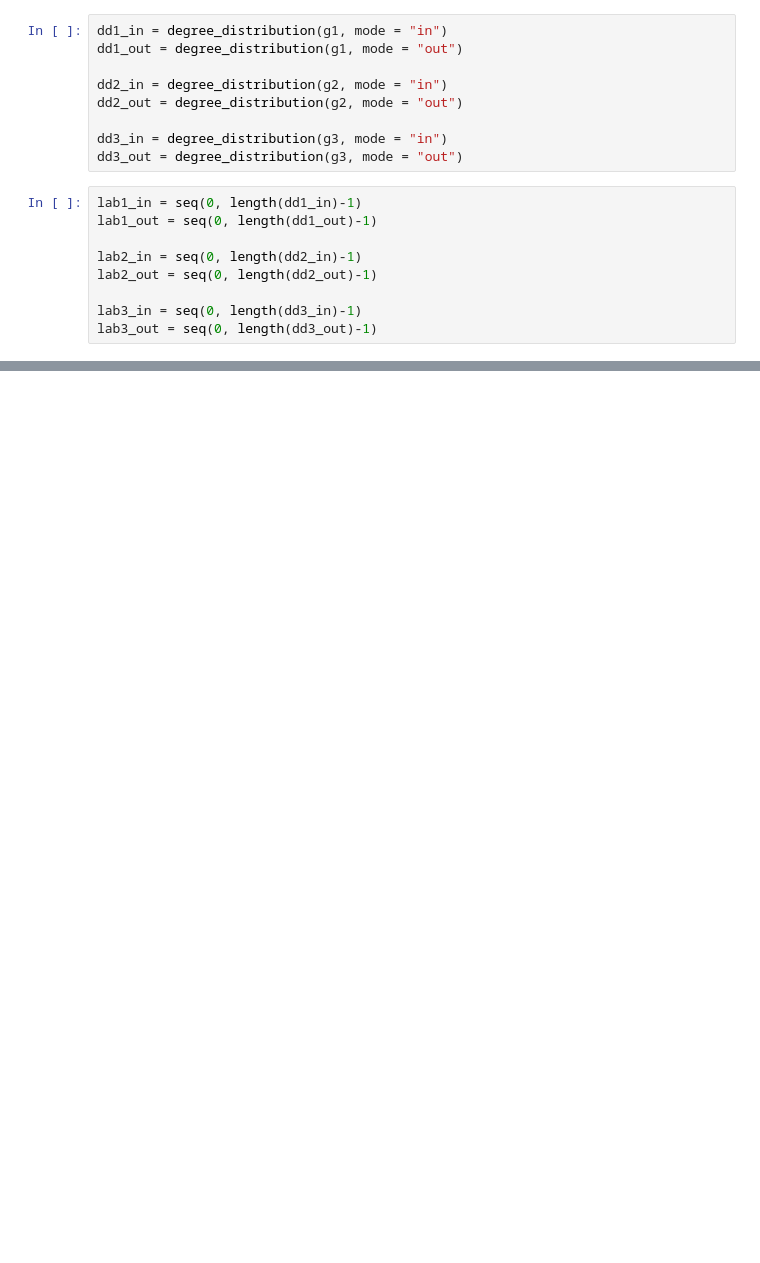
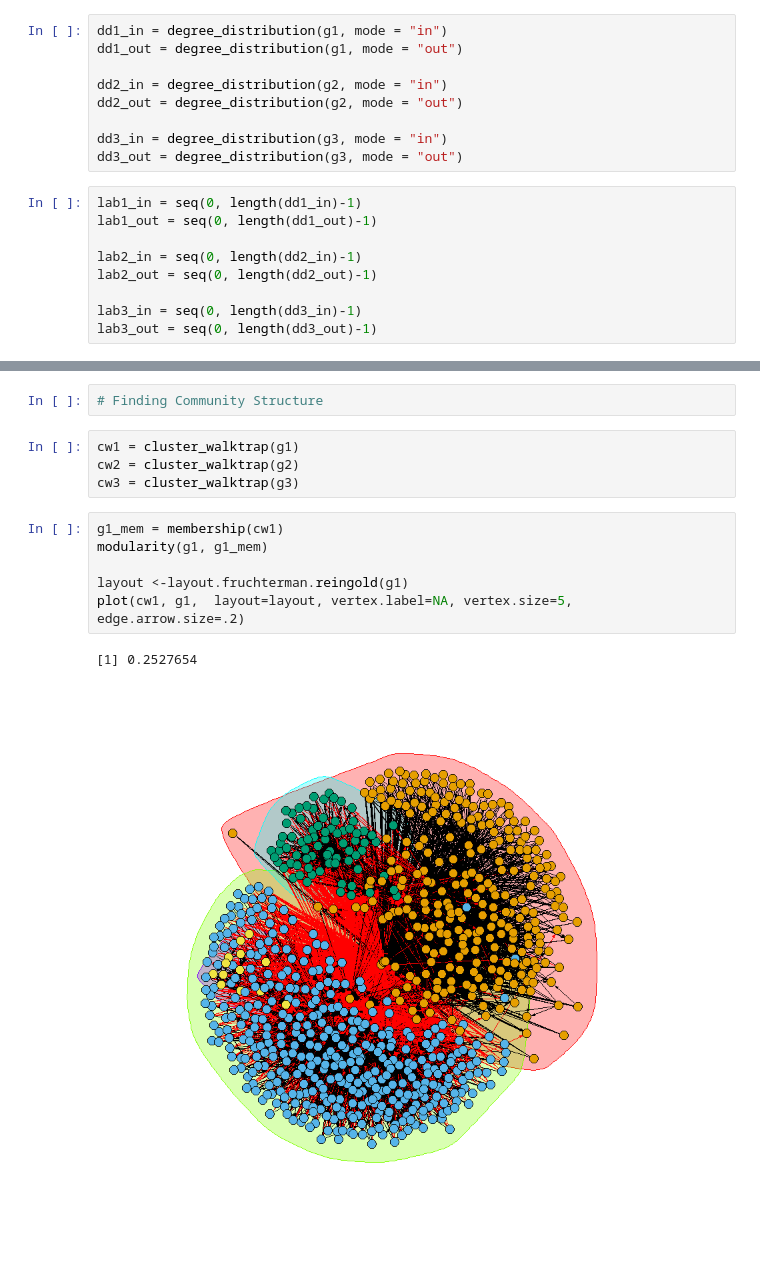
Before and after one commit to rupadevan94/large-scale-data-mining, a Jupyter notebook: LSSN/Project2/google_plus_R.ipynb, the cells around one changed output, grey strips where cells are left out. Drawn from its saved outputs; the diff is of its cells as text; blank space fills up the shorter version.

```diff
--- a/LSSN/Project2/google_plus_R.ipynb
+++ b/LSSN/Project2/google_plus_R.ipynb
@@ -155,0 +143,15 @@ plot(tail(lab3_out, -1), tail(dd3_out, -1), type="l", main="Out Degree Distribut
+# %%
+# Finding Community Structure
+# %%
+cw1 = cluster_walktrap(g1)
+cw2 = cluster_walktrap(g2)
+cw3 = cluster_walktrap(g3)
+# %%
+g1_mem = membership(cw1)
+modularity(g1, g1_mem)
+
+layout <-layout.fruchterman.reingold(g1)
+plot(cw1, g1,  layout=layout, vertex.label=NA, vertex.size=5, edge.arrow.size=.2)
+# %% [output]
+[1] 0.2527654
+[figure, added]
```
Also changed, not shown: parts of 27 cells of this notebook.
